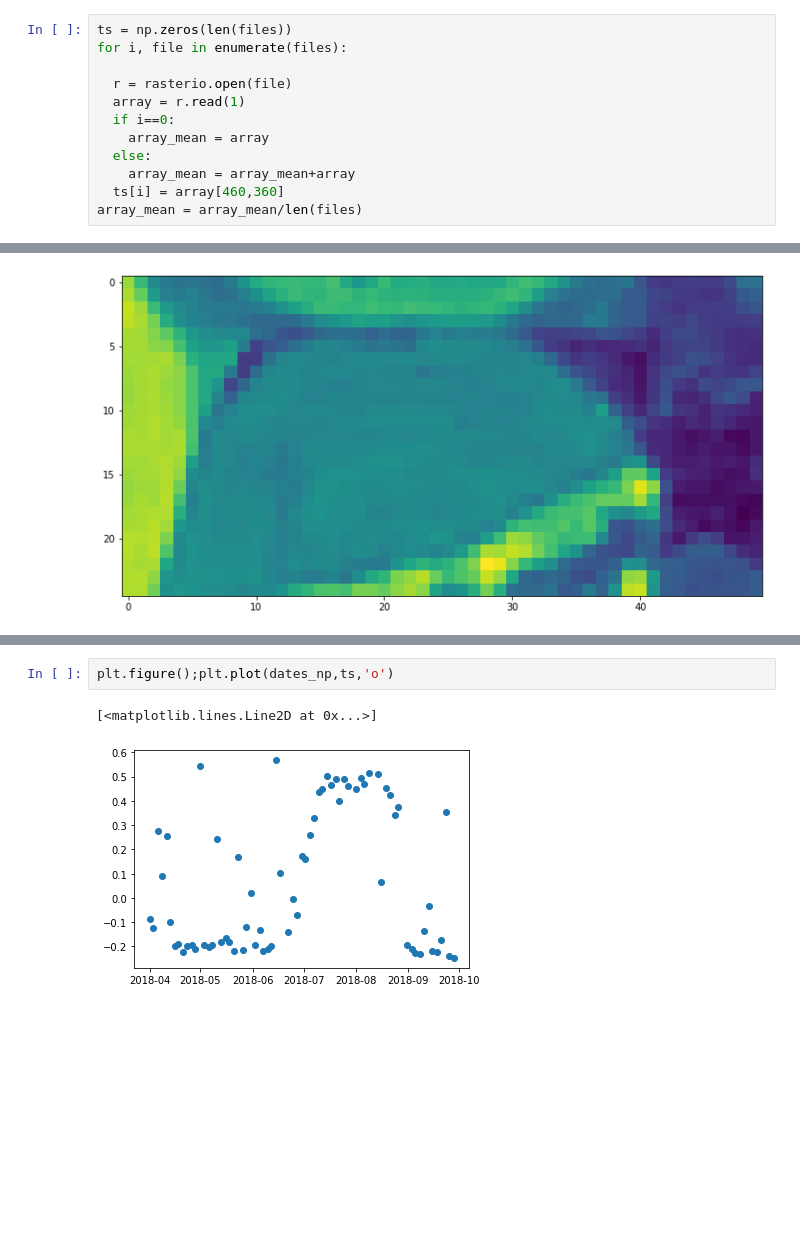
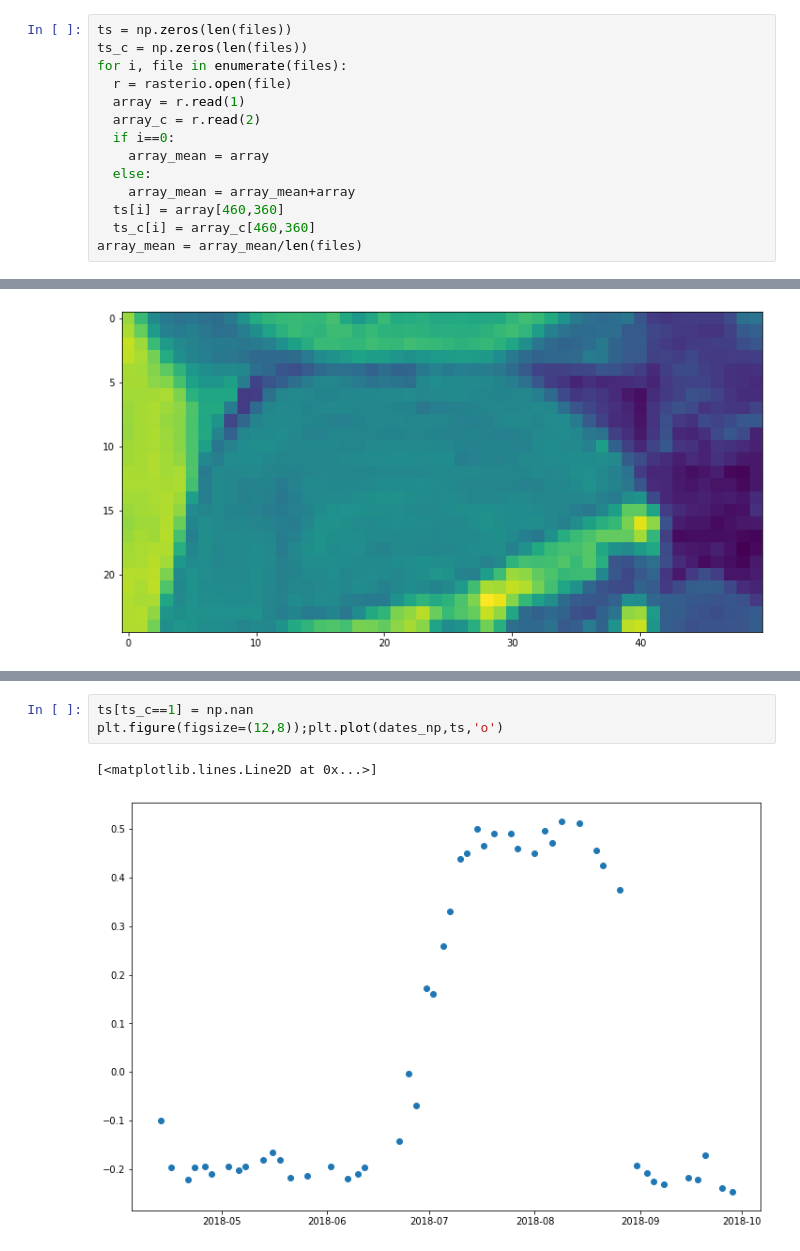
Before and after one commit to rg-smith/remote_sensing_course, a Jupyter notebook: lectures/lecture10/time_series_analysis_2.ipynb, the cells around one changed output, grey strips where cells are left out. Saved outputs shown, nothing was run; the diff lists cells and outputs as text; blank space fills up the shorter version.

```diff
--- a/lectures/lecture10/time_series_analysis_2.ipynb
+++ b/lectures/lecture10/time_series_analysis_2.ipynb
@@ -66,14 +68,16 @@ print(dates_np)
 # %%
 ts = np.zeros(len(files))
+ts_c = np.zeros(len(files))
 for i, file in enumerate(files):
-
   r = rasterio.open(file)
   array = r.read(1)
+  array_c = r.read(2)
   if i==0:
     array_mean = array
   else:
     array_mean = array_mean+array
   ts[i] = array[460,360]
+  ts_c[i] = array_c[460,360]
 array_mean = array_mean/len(files)
 # %%
 plt.figure(figsize=(12,12));plt.imshow(array_mean[450:475,340:390])
@@ -83,5 +94,6 @@ plt.figure(figsize=(12,12));plt.imshow(array_mean[450:475,340:390])
 # %%
-plt.figure();plt.plot(dates_np,ts,'o')
+ts[ts_c==1] = np.nan
+plt.figure(figsize=(12,8));plt.plot(dates_np,ts,'o')
 # %% [output]
 [<matplotlib.lines.Line2D at 0x...>]
-[figure, old version]
+[figure, new version]
```
Also changed, not shown: parts of 4 cells of this notebook.
